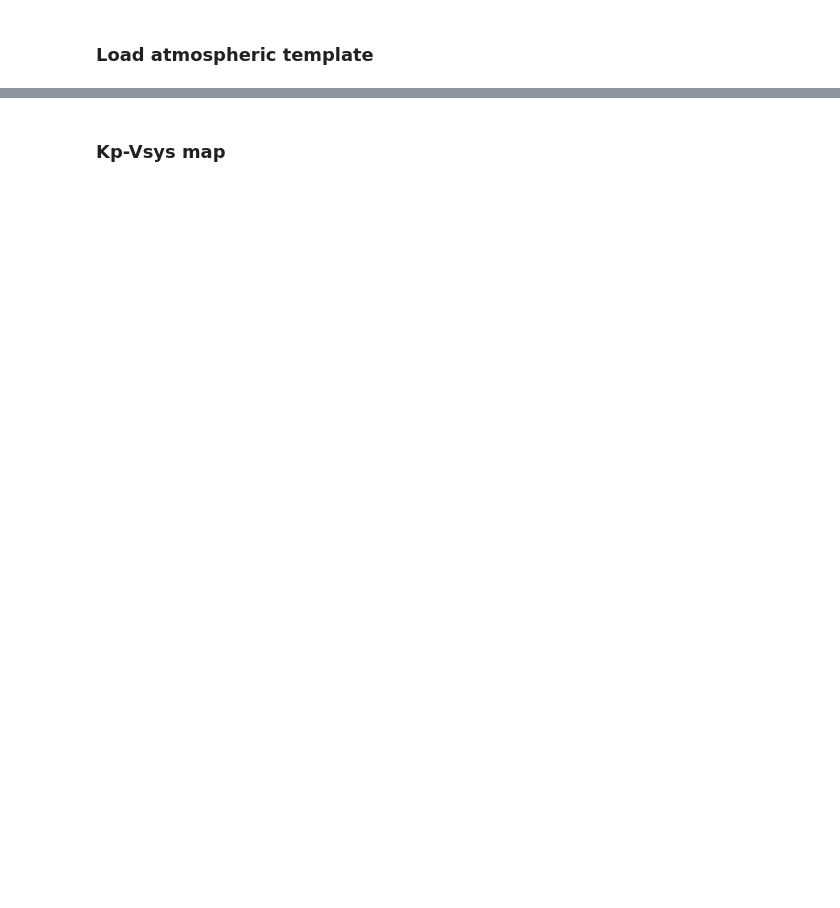
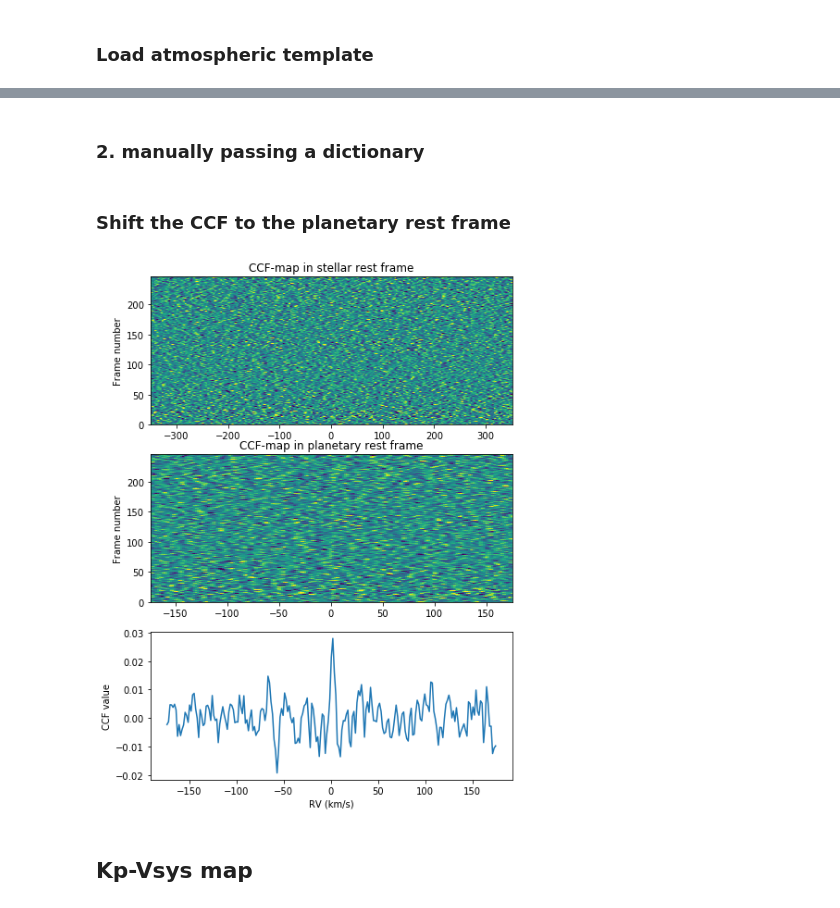
Before and after one commit to DGonzalezPicos/redcross, a Jupyter notebook: examples/00-Quickstart.ipynb, the cells around one changed output, grey strips where cells are left out. Saved outputs shown, nothing was run; the diff lists cells and outputs as text; code cells hidden in the pictures; blank space fills up the shorter version.

```diff
--- a/examples/00-Quickstart.ipynb
+++ b/examples/00-Quickstart.ipynb
@@ -161,0 +197,2 @@ plt.show()
+# %% [markdown]
+### 2. manually passing a dictionary
@@ -162,2 +205,18 @@ plt.show()
+# %% [markdown]
+### Shift the CCF to the planetary rest frame
+# %%
+# Plot results from CCF in stellar and planetary frame
+fig, ax = plt.subplots(3,1,figsize=(7,10))
+
+ccf.imshow(ax=ax[0])
+ccf_planet = ccf.to_planet_frame(planet, ax=ax[1])
+ax[2].plot(ccf_planet.rv, np.median(ccf_planet.flux, axis=0))
+
+ax[0].set(ylabel='Frame number', title='CCF-map in stellar rest frame')
+ax[1].set(ylabel='Frame number', title='CCF-map in planetary rest frame')
+ax[2].set(xlabel='RV (km/s)', ylabel='CCF value')
+plt.show()
+# %% [output]
+[figure, added]
 # %% [markdown]
-### Kp-Vsys map
+## Kp-Vsys map
```
Also changed, not shown: parts of 20 cells of this notebook.
